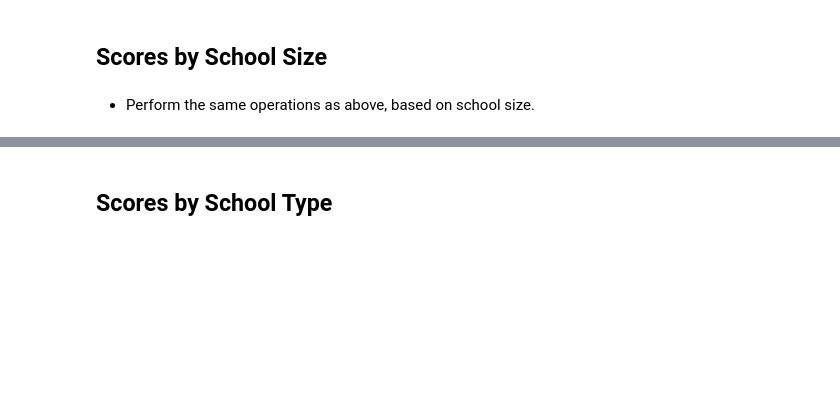
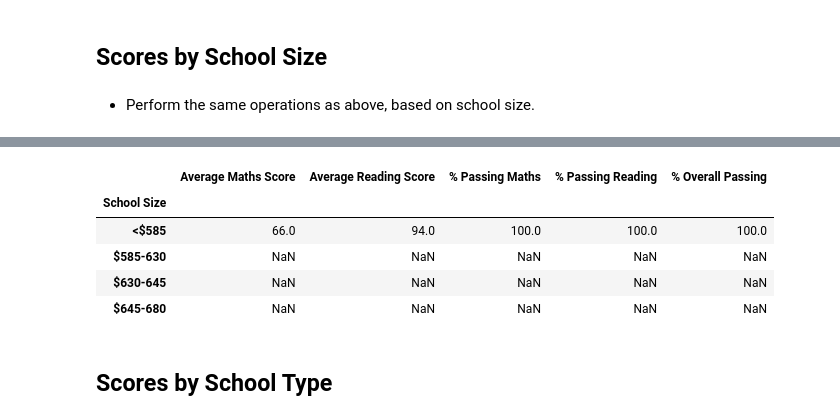
Before and after one commit to ljulbrich/pandas-challenge, a Jupyter notebook: PyCitySchools/PyCitySchools_starter.ipynb, the cells around one changed output, grey strips where cells are left out. Drawn from its saved outputs; the diff is of its cells as text; code cells hidden in the pictures; blank space fills up the shorter version.

```diff
--- a/PyCitySchools/PyCitySchools_starter.ipynb
+++ b/PyCitySchools/PyCitySchools_starter.ipynb
@@ -337,3 +333,34 @@ KeyError: "None of ['Spending Ranges (Per Student)'] are in the columns"
+# %%
+scores_by_size = pd.DataFrame({"Average Maths Score" : [], "Average Reading Score" : [], "% Passing Maths" : [], "% Passing Reading" : [], "% Overall Passing" : []})
+
+size_ranges = ["Small (<1000)", "Medium (1000-2000)	", "Large (2000-5000)"]
+
+size_bins = [0, 1000, 2000, 5000]
+school_data_complete["School Size"] = pd.cut(school_data["size"], spending_bins, labels=spending_ranges, include_lowest=True)
+grouped_size = school_data_complete.groupby("School Size")
+grouped_size.head()
+average_math_size = grouped_size['maths_score'].mean()
+average_reading_size = grouped_size['reading_score'].mean()
+
+percent_passing_math_size = grouped_size['maths_score'].apply(lambda x: (x >= 50).mean()) * 100
+percent_passing_reading_size = grouped_size['reading_score'].apply(lambda x: (x >= 50).mean()) * 100
+percent_overall_passing_size = grouped_size.apply(lambda x: ((x['maths_score'] >= 50) & (x['reading_score'] >= 50)).mean() * 100)
+
+
+scores_by_size["Average Maths Score"] = average_math_size
+scores_by_size["Average Reading Score"] = average_reading_size
+scores_by_size["% Passing Maths"] = percent_passing_math_size
+scores_by_size["% Passing Reading"] = percent_passing_reading_size
+scores_by_size["% Overall Passing"] = percent_overall_passing_size
+
+scores_by_size
+# %% [output]
+|  | Average Maths Score | Average Reading Score | % Passing Maths | % Passing Reading | % Overall Passing |
+| School Size |  |  |  |  |  |
+| <$585 | 66.0 | 94.0 | 100.0 | 100.0 | 100.0 |
+| $585-630 | NaN | NaN | NaN | NaN | NaN |
+| $630-645 | NaN | NaN | NaN | NaN | NaN |
+| $645-680 | NaN | NaN | NaN | NaN | NaN |
 # %% [markdown]
 ## Scores by School Type
 # %% [markdown]
```
Also changed, not shown: parts of 6 cells of this notebook, 2 other files.
